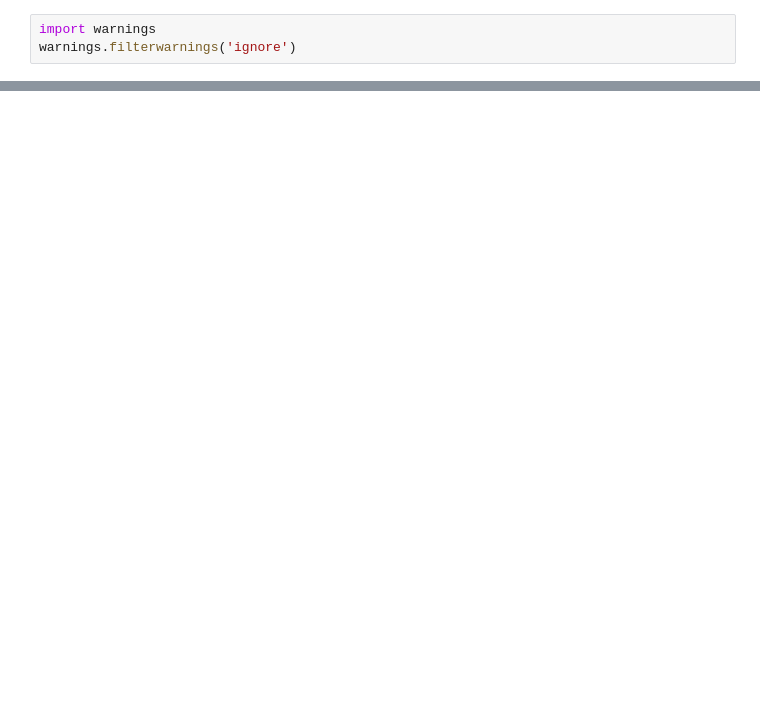
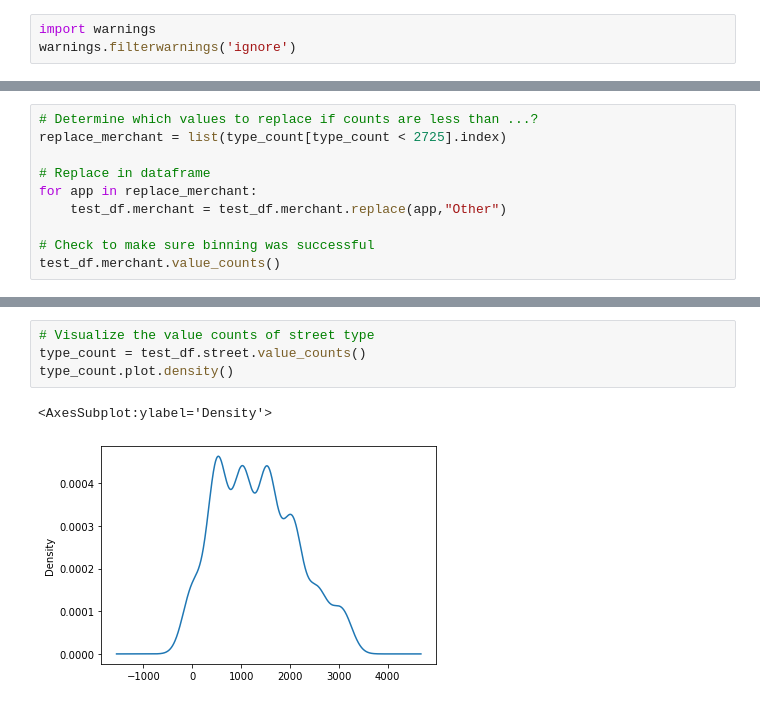
Before and after one commit to ashleighbridges/credit_card_fraud, a Jupyter notebook: ccf_preprocess_mlenv.ipynb, the cells around one changed output, grey strips where cells are left out. Saved outputs shown, nothing was run; the diff lists cells and outputs as text; blank space fills up the shorter version.

```diff
--- a/ccf_preprocess_mlenv.ipynb
+++ b/ccf_preprocess_mlenv.ipynb
@@ -81,0 +82,10 @@ Name: is_fraud, dtype: int64
+# %%
+# Determine which values to replace if counts are less than ...?
+replace_merchant = list(type_count[type_count < 2725].index)
+
+# Replace in dataframe
+for app in replace_merchant:
+    test_df.merchant = test_df.merchant.replace(app,"Other")
+
+# Check to make sure binning was successful
+test_df.merchant.value_counts()
@@ -81,0 +119,7 @@ Name: is_fraud, dtype: int64
+# %%
+# Visualize the value counts of street type
+type_count = test_df.street.value_counts()
+type_count.plot.density()
+# %% [output]
+<AxesSubplot:ylabel='Density'>
+[figure, added]
```
Also changed, not shown: parts of 32 cells of this notebook.
